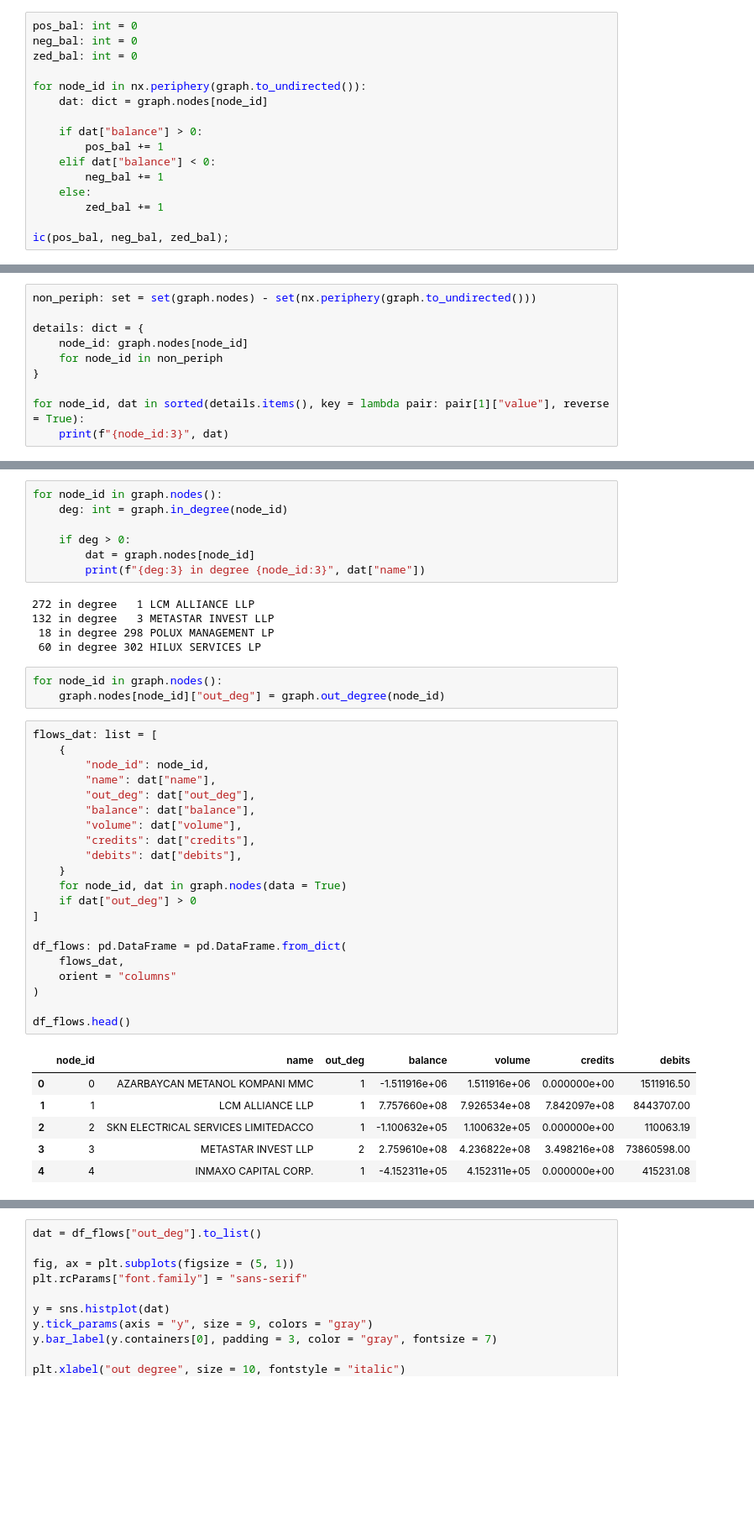
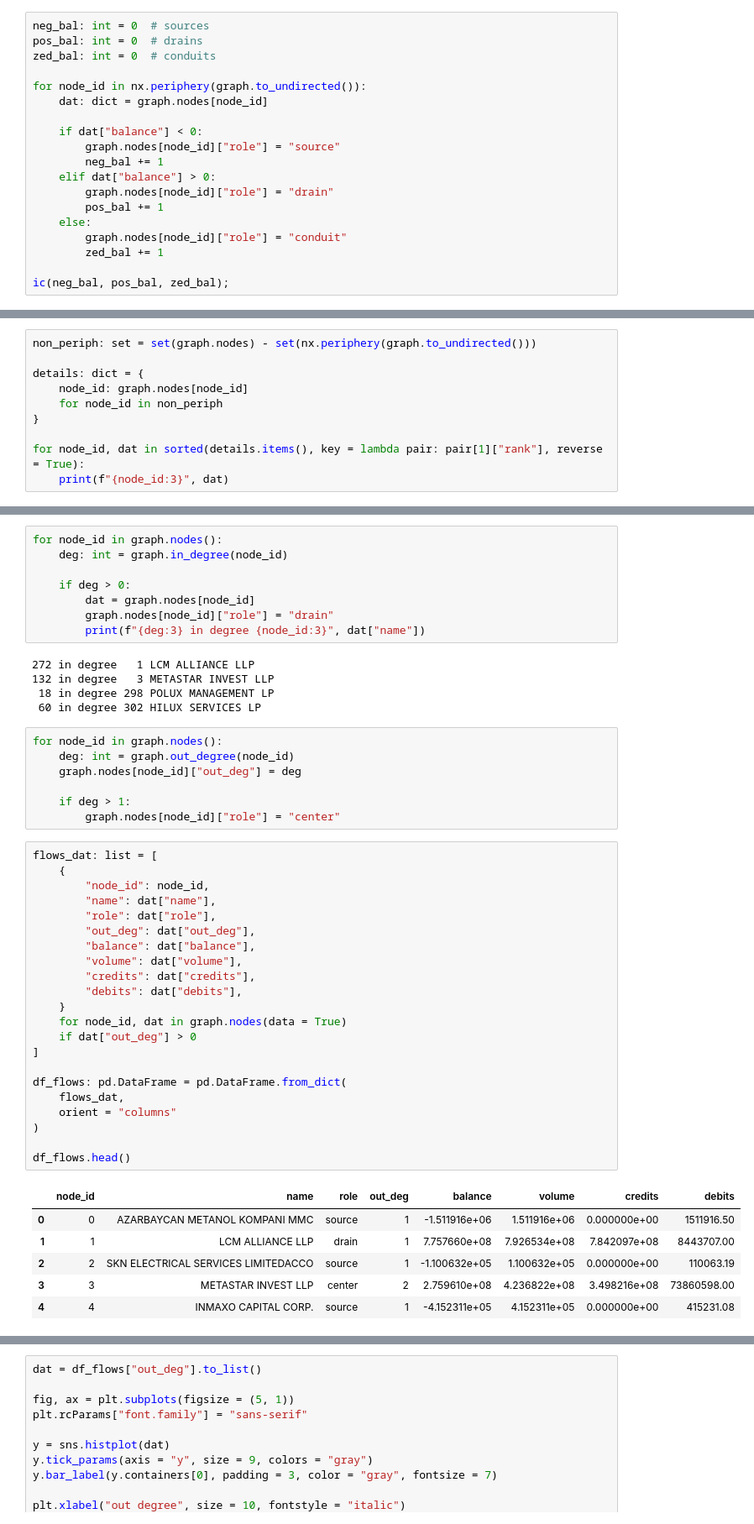
Before and after one commit to DerwenAI/kleptosyn, a Jupyter notebook: occrp.ipynb, the cells around one changed output, grey strips where cells are left out. Shown: that part at 84% size. Drawn from its saved outputs; the diff is of its cells as text; blank space fills up the shorter version.

```diff
--- a/occrp.ipynb
+++ b/occrp.ipynb
@@ -509,17 +513,20 @@ for node_id in nx.center(graph.to_undirected()):
 # %%
-pos_bal: int = 0
-neg_bal: int = 0
-zed_bal: int = 0
+neg_bal: int = 0  # sources
+pos_bal: int = 0  # drains
+zed_bal: int = 0  # conduits
 
 for node_id in nx.periphery(graph.to_undirected()):
     dat: dict = graph.nodes[node_id]
 
-    if dat["balance"] > 0:
+    if dat["balance"] < 0:
+        graph.nodes[node_id]["role"] = "source"
+        neg_bal += 1
+    elif dat["balance"] > 0:
+        graph.nodes[node_id]["role"] = "drain"
         pos_bal += 1
-    elif dat["balance"] < 0:
-        neg_bal += 1
     else:
+        graph.nodes[node_id]["role"] = "conduit"
         zed_bal += 1
 
-ic(pos_bal, neg_bal, zed_bal);
+ic(neg_bal, pos_bal, zed_bal);
 # %% [output]
@@ -540,6 +547,6 @@ details: dict = {
     for node_id in non_periph
 }
 
-for node_id, dat in sorted(details.items(), key = lambda pair: pair[1]["value"], reverse = True):
+for node_id, dat in sorted(details.items(), key = lambda pair: pair[1]["rank"], reverse = True):
     print(f"{node_id:3}", dat)
 # %% [output]
@@ -577,6 +584,7 @@ for node_id in graph.nodes():
 
     if deg > 0:
         dat = graph.nodes[node_id]
+        graph.nodes[node_id]["role"] = "drain"
         print(f"{deg:3} in degree {node_id:3}", dat["name"])
 # %% [output]
 272 in degree   1 LCM ALLIANCE LLP
@@ -585,32 +593,37 @@ for node_id in graph.nodes():
  60 in degree 302 HILUX SERVICES LP
 # %%
 for node_id in graph.nodes():
-    graph.nodes[node_id]["out_deg"] = graph.out_degree(node_id)
+    deg: int = graph.out_degree(node_id)
+    graph.nodes[node_id]["out_deg"] = deg
+
+    if deg > 1:
+        graph.nodes[node_id]["role"] = "center"
 # %%
 flows_dat: list = [
     {
         "node_id": node_id,
         "name": dat["name"],
+        "role": dat["role"],
         "out_deg": dat["out_deg"],
         "balance": dat["balance"],
         "volume": dat["volume"],
         "credits": dat["credits"],
         "debits": dat["debits"],
     }
     for node_id, dat in graph.nodes(data = True)
     if dat["out_deg"] > 0
 ]
 
 df_flows: pd.DataFrame = pd.DataFrame.from_dict(
     flows_dat,
     orient = "columns"
 )
 
 df_flows.head()
 # %% [output]
-|  | node_id | name | out_deg | balance | volume | credits | debits |
-| 0 | 0 | AZARBAYCAN METANOL KOMPANI MMC | 1 | -1.511916e+06 | 1.511916e+06 | 0.000000e+00 | 1511916.50 |
-| 1 | 1 | LCM ALLIANCE LLP | 1 | 7.757660e+08 | 7.926534e+08 | 7.842097e+08 | 8443707.00 |
-| 2 | 2 | SKN ELECTRICAL SERVICES LIMITEDACCO | 1 | -1.100632e+05 | 1.100632e+05 | 0.000000e+00 | 110063.19 |
-| 3 | 3 | METASTAR INVEST LLP | 2 | 2.759610e+08 | 4.236822e+08 | 3.498216e+08 | 73860598.00 |
-| 4 | 4 | INMAXO CAPITAL CORP. | 1 | -4.152311e+05 | 4.152311e+05 | 0.000000e+00 | 415231.08 |
+|  | node_id | name | role | out_deg | balance | volume | credits | debits |
+| 0 | 0 | AZARBAYCAN METANOL KOMPANI MMC | source | 1 | -1.511916e+06 | 1.511916e+06 | 0.000000e+00 | 1511916.50 |
+| 1 | 1 | LCM ALLIANCE LLP | drain | 1 | 7.757660e+08 | 7.926534e+08 | 7.842097e+08 | 8443707.00 |
+| 2 | 2 | SKN ELECTRICAL SERVICES LIMITEDACCO | source | 1 | -1.100632e+05 | 1.100632e+05 | 0.000000e+00 | 110063.19 |
+| 3 | 3 | METASTAR INVEST LLP | center | 2 | 2.759610e+08 | 4.236822e+08 | 3.498216e+08 | 73860598.00 |
+| 4 | 4 | INMAXO CAPITAL CORP. | source | 1 | -4.152311e+05 | 4.152311e+05 | 0.000000e+00 | 415231.08 |
```
Also changed, not shown: parts of 73 cells of this notebook.
